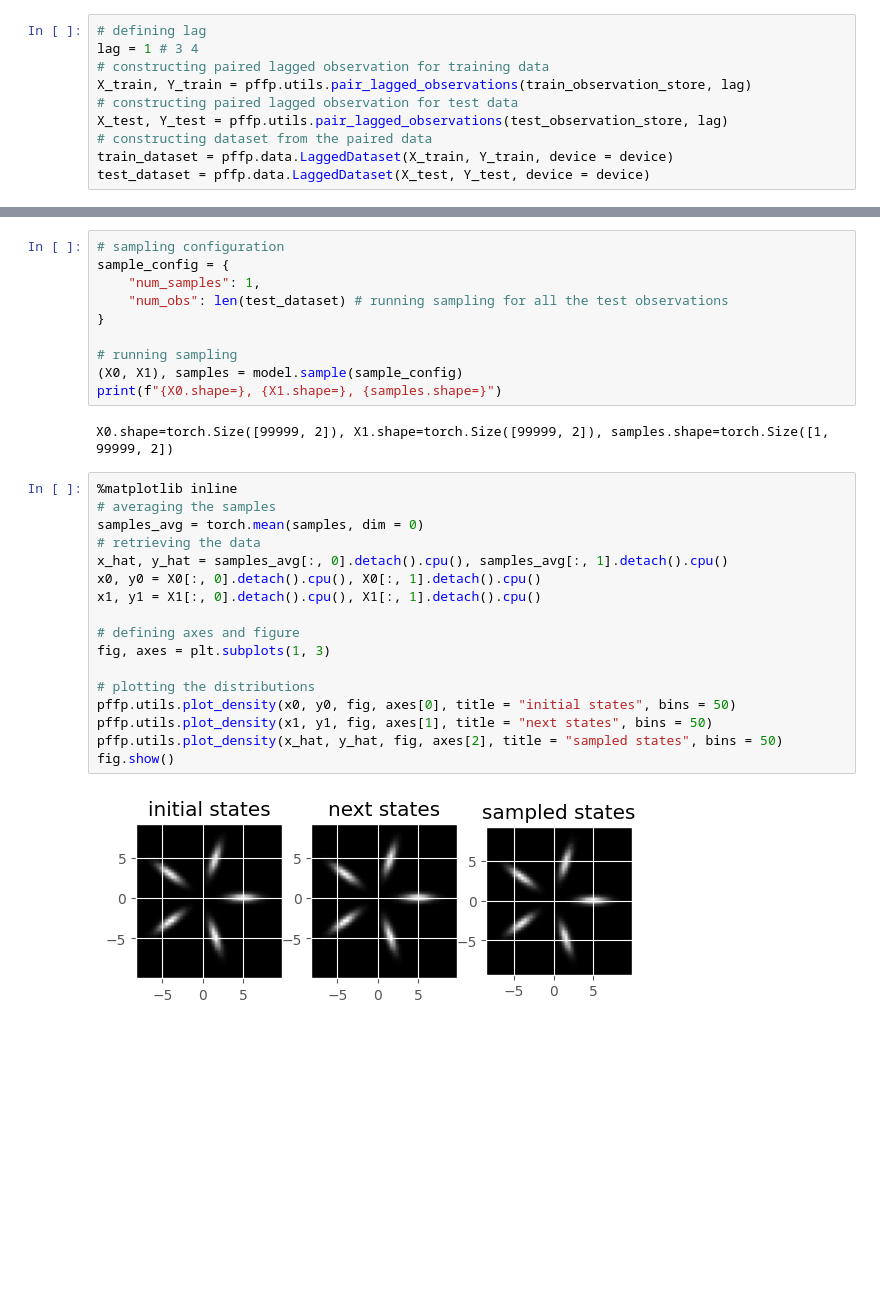
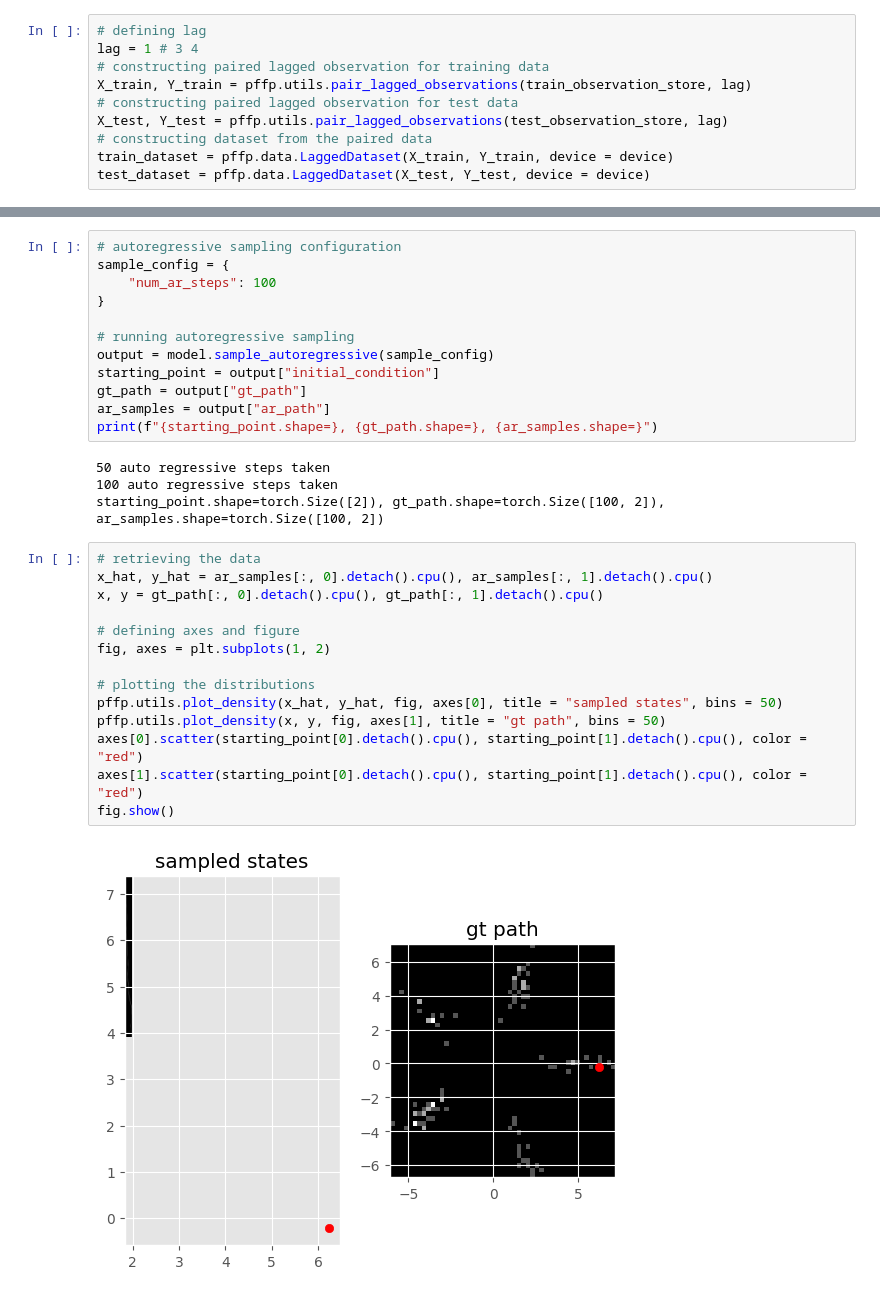
Before and after one commit to FMGS666/ProbForecastFollmerProcess, a Jupyter notebook: multi_modal_jump_diffusion.ipynb, the cells around one changed output, grey strips where cells are left out. Saved outputs shown, nothing was run; the diff lists cells and outputs as text; blank space fills up the shorter version.

```diff
--- a/multi_modal_jump_diffusion.ipynb
+++ b/multi_modal_jump_diffusion.ipynb
@@ -218,34 +219,35 @@ model(
     )
   )
 )
-# %%
-# sampling configuration
-sample_config = {
-    "num_samples": 1,
-    "num_obs": len(test_dataset) # running sampling for all the test observations
-}
-
-# running sampling
-(X0, X1), samples = model.sample(sample_config)
-print(f"{X0.shape=}, {X1.shape=}, {samples.shape=}")
-# %% [output]
-X0.shape=torch.Size([99999, 2]), X1.shape=torch.Size([99999, 2]), samples.shape=torch.Size([1, 99999, 2])
+# %%
+# autoregressive sampling configuration
+sample_config = {
+    "num_ar_steps": 100
+}
+
+# running autoregressive sampling
+output = model.sample_autoregressive(sample_config)
+starting_point = output["initial_condition"]
+gt_path = output["gt_path"]
+ar_samples = output["ar_path"]
+print(f"{starting_point.shape=}, {gt_path.shape=}, {ar_samples.shape=}")
+# %% [output]
+50 auto regressive steps taken
+100 auto regressive steps taken
+starting_point.shape=torch.Size([2]), gt_path.shape=torch.Size([100, 2]), ar_samples.shape=torch.Size([100, 2])
 # %%
-%matplotlib inline
-# averaging the samples
-samples_avg = torch.mean(samples, dim = 0)
 # retrieving the data
-x_hat, y_hat = samples_avg[:, 0].detach().cpu(), samples_avg[:, 1].detach().cpu()
-x0, y0 = X0[:, 0].detach().cpu(), X0[:, 1].detach().cpu()
-x1, y1 = X1[:, 0].detach().cpu(), X1[:, 1].detach().cpu()
+x_hat, y_hat = ar_samples[:, 0].detach().cpu(), ar_samples[:, 1].detach().cpu()
+x, y = gt_path[:, 0].detach().cpu(), gt_path[:, 1].detach().cpu()
 
 # defining axes and figure
-fig, axes = plt.subplots(1, 3)
+fig, axes = plt.subplots(1, 2)
 
 # plotting the distributions
-pffp.utils.plot_density(x0, y0, fig, axes[0], title = "initial states", bins = 50)
-pffp.utils.plot_density(x1, y1, fig, axes[1], title = "next states", bins = 50)
-pffp.utils.plot_density(x_hat, y_hat, fig, axes[2], title = "sampled states", bins = 50)
+pffp.utils.plot_density(x_hat, y_hat, fig, axes[0], title = "sampled states", bins = 50)
+pffp.utils.plot_density(x, y, fig, axes[1], title = "gt path", bins = 50)
+axes[0].scatter(starting_point[0].detach().cpu(), starting_point[1].detach().cpu(), color = "red")
+axes[1].scatter(starting_point[0].detach().cpu(), starting_point[1].detach().cpu(), color = "red")
 fig.show()
 # %% [output]
-[figure, old version]
+[figure, new version]
```
Also changed, not shown: parts of 8 cells of this notebook, 6 other files.
